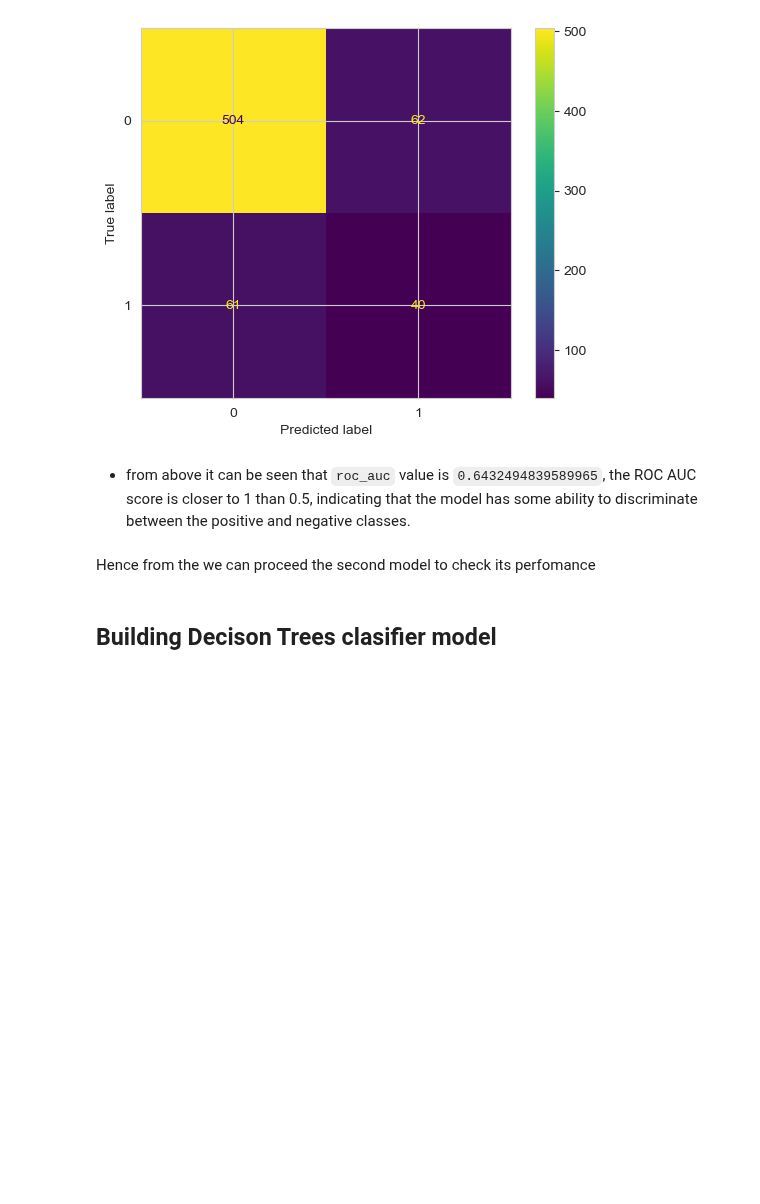
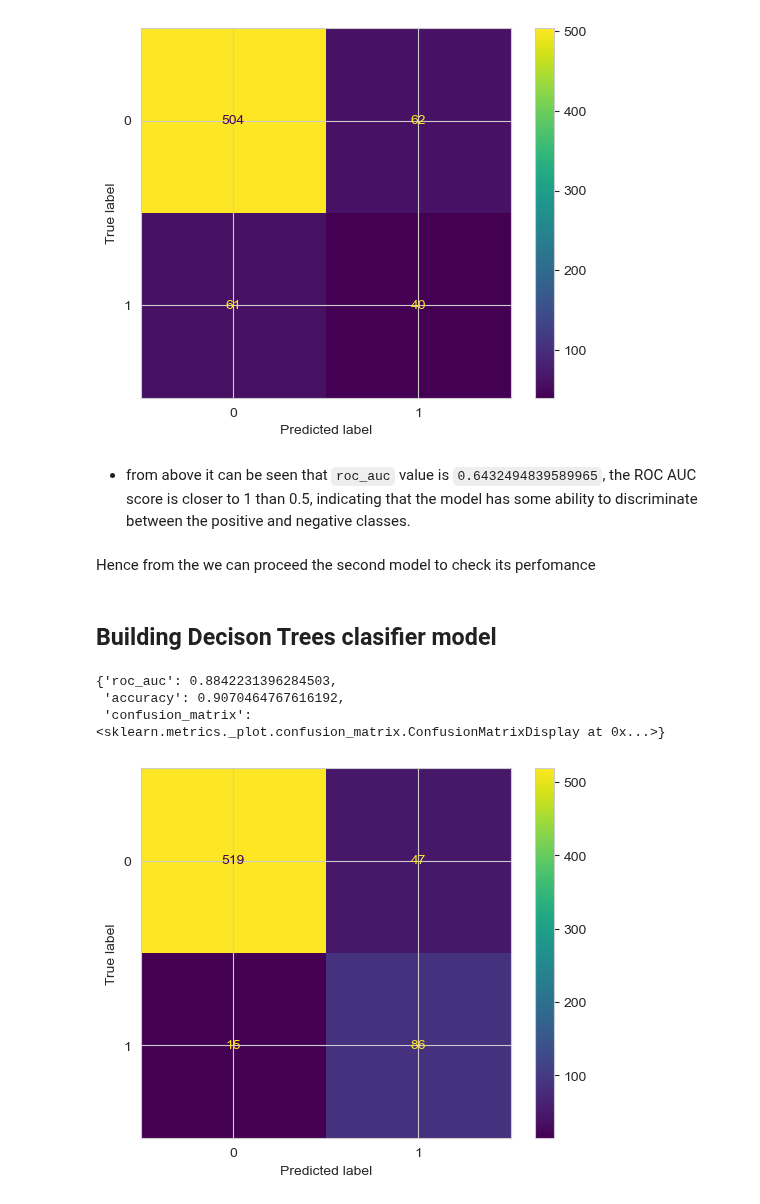
Before and after one commit to nelkemboi/dsc-phase-3-project-v2-3, a Jupyter notebook: customerchurn.ipynb, the cells around one changed output. Cells and saved outputs as stored; diff of their text form; code cells hidden in the pictures; blank space fills up the shorter version.

```diff
--- a/customerchurn.ipynb
+++ b/customerchurn.ipynb
@@ -466,7 +466,7 @@ y_pred = logreg.predict(X_test)
 # %%
 # defining a function that calculates the metrics of logistic regression
 
-def evaluate_logistic_regression(logreg, X_test, y_test):
+def evaluate_model_metrics(model, X_test, y_test):
 
     # Calculate evaluation metrics
     roc_auc = roc_auc_score(y_test, y_pred)
@@ -527,3 +536,11 @@ clf.fit(X_train_resampled, y_train_resampled)
 
 # Predict on the testing data
 y_pred = clf.predict(X_test)
+# %%
+#checking for decison tree metrics using the predefiend function
+evaluate_model_metrics(clf, X_test, y_test)
+# %% [output]
+{'roc_auc': 0.8842231396284503,
+ 'accuracy': 0.9070464767616192,
+ 'confusion_matrix': <sklearn.metrics._plot.confusion_matrix.ConfusionMatrixDisplay at 0x...>}
+[figure, added]
```
Also changed, not shown: parts of 4 cells of this notebook.
